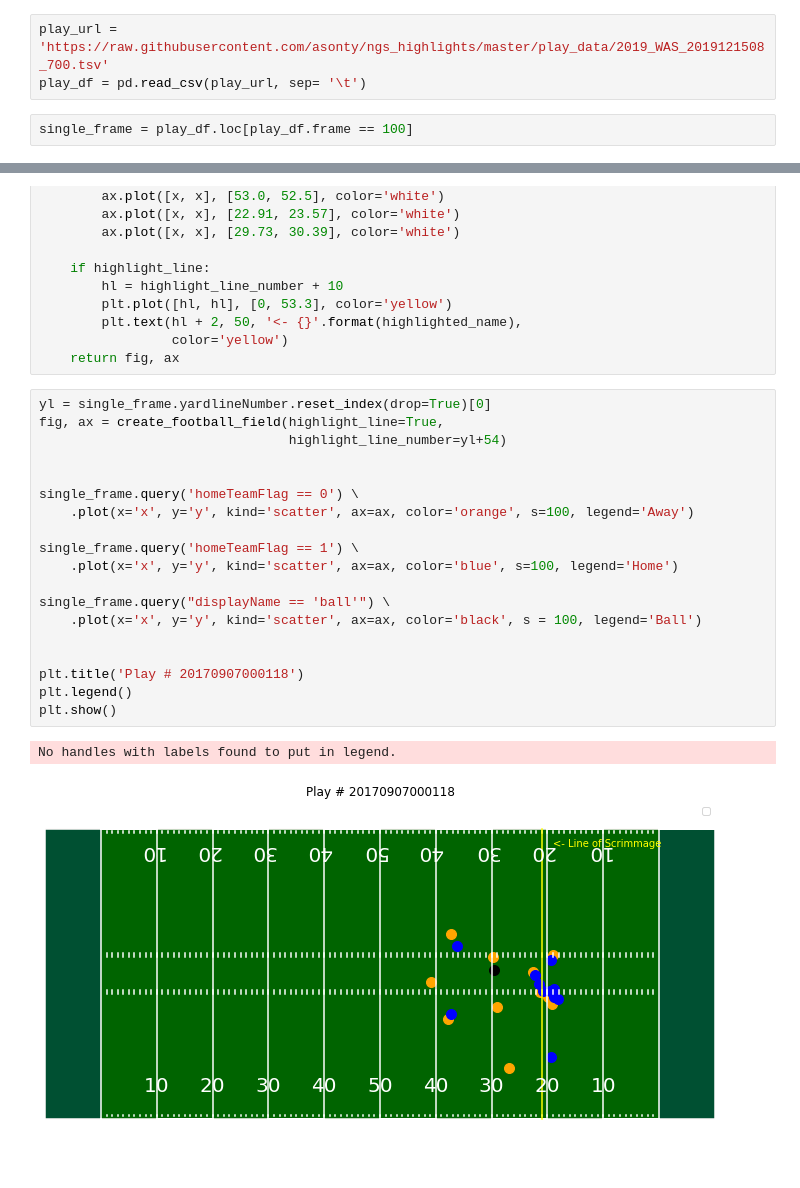
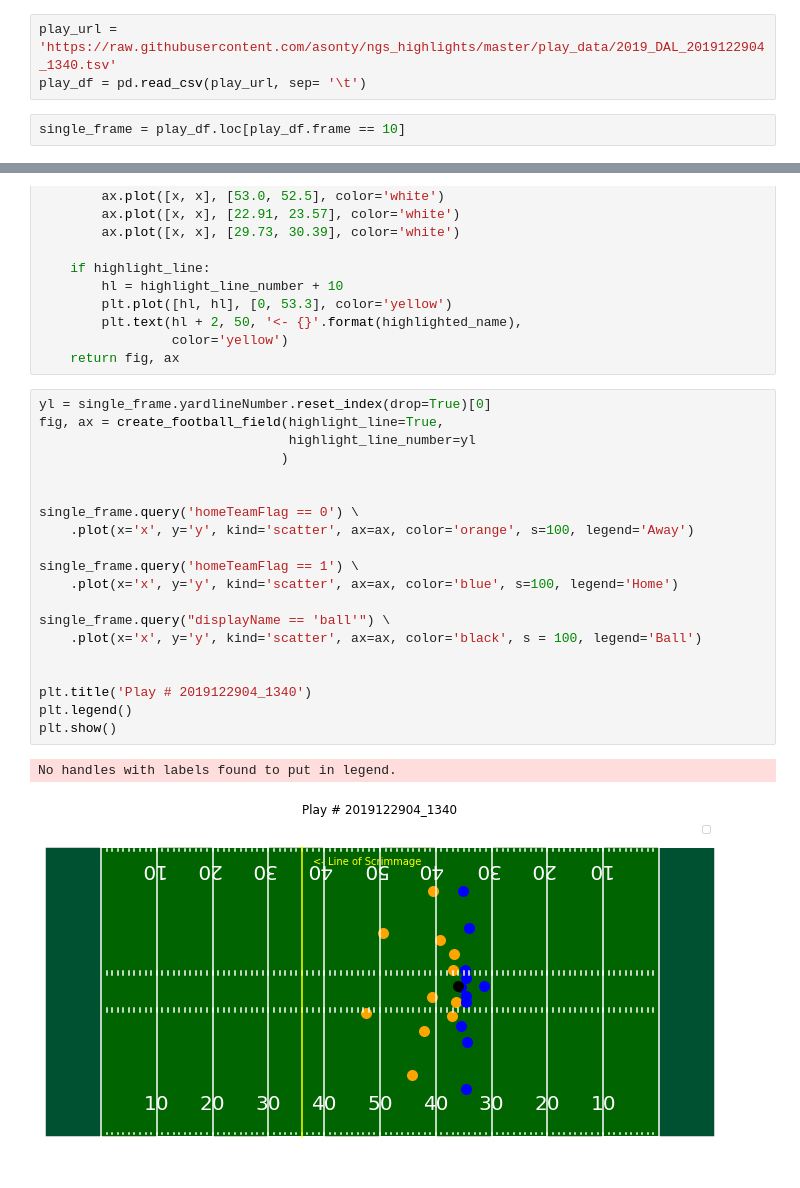
Before and after one commit to mtodisco10/fball_analytics, a Jupyter notebook: MessingAroundWithNFLTrackingData.ipynb, the cells around one changed output, grey strips where cells are left out. Cells and saved outputs as stored; diff of their text form.

```diff
--- a/MessingAroundWithNFLTrackingData.ipynb
+++ b/MessingAroundWithNFLTrackingData.ipynb
@@ -12,5 +16,5 @@ highlight_df = pd.read_csv(highlight_url, sep ='\t')
 # %%
-play_url = 'https://raw.githubusercontent.com/asonty/ngs_highlights/master/play_data/2019_WAS_2019121508_700.tsv'
+play_url = 'https://raw.githubusercontent.com/asonty/ngs_highlights/master/play_data/2019_DAL_2019122904_1340.tsv'
 play_df = pd.read_csv(play_url, sep= '\t')
 # %%
-single_frame = play_df.loc[play_df.frame == 100]
+single_frame = play_df.loc[play_df.frame == 10]
@@ -113,22 +112,23 @@ def create_football_field(linenumbers=True,
 # %%
 yl = single_frame.yardlineNumber.reset_index(drop=True)[0]
 fig, ax = create_football_field(highlight_line=True,
-                                highlight_line_number=yl+54)
+                                highlight_line_number=yl
+                               )
 
 
 single_frame.query('homeTeamFlag == 0') \
     .plot(x='x', y='y', kind='scatter', ax=ax, color='orange', s=100, legend='Away')
 
 single_frame.query('homeTeamFlag == 1') \
     .plot(x='x', y='y', kind='scatter', ax=ax, color='blue', s=100, legend='Home')
 
 single_frame.query("displayName == 'ball'") \
     .plot(x='x', y='y', kind='scatter', ax=ax, color='black', s = 100, legend='Ball')
 
 
-plt.title('Play # 20170907000118')
+plt.title('Play # 2019122904_1340')
 plt.legend()
 plt.show()
 # %% [output]
 No handles with labels found to put in legend.
-[figure, old version]
+[figure, new version]
```
Also changed, not shown: parts of 6 cells of this notebook.
